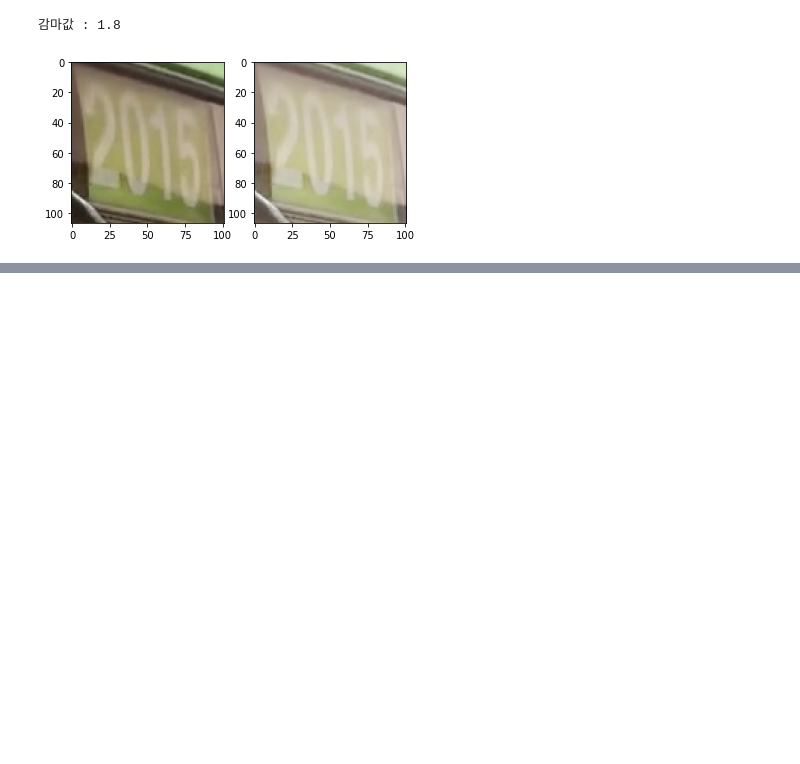
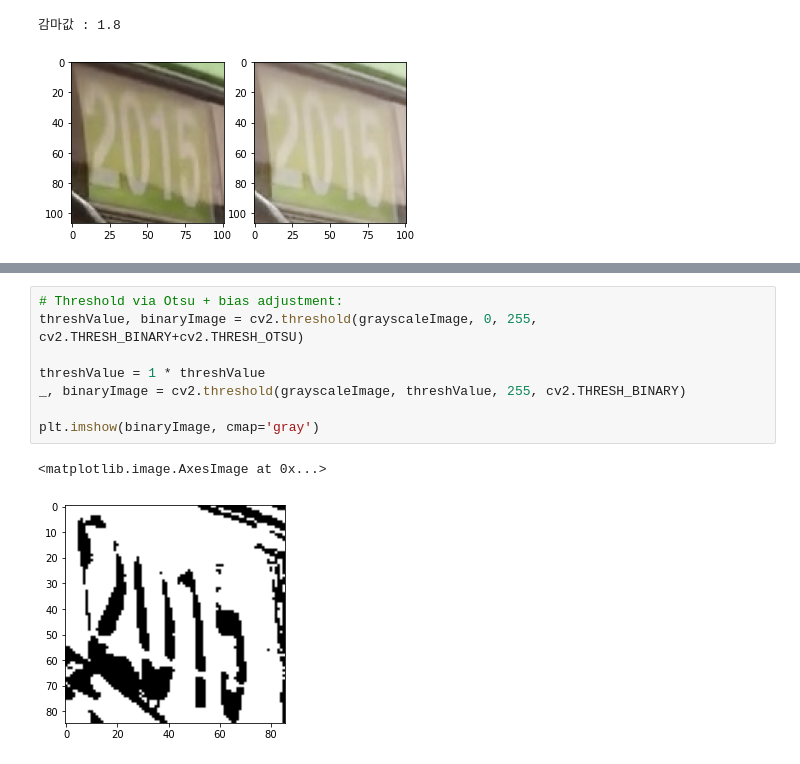
Before and after one commit to Eyes-On/AI, a Jupyter notebook: OCR/Image filter test.ipynb, the cells around one changed output, grey strips where cells are left out. Saved outputs shown, nothing was run; the diff lists cells and outputs as text; blank space fills up the shorter version.

```diff
--- a/OCR/Image filter test.ipynb
+++ b/OCR/Image filter test.ipynb
@@ -483,0 +531,11 @@ plt.show()
+# %%
+# Threshold via Otsu + bias adjustment:
+threshValue, binaryImage = cv2.threshold(grayscaleImage, 0, 255, cv2.THRESH_BINARY+cv2.THRESH_OTSU)
+
+threshValue = 1 * threshValue
+_, binaryImage = cv2.threshold(grayscaleImage, threshValue, 255, cv2.THRESH_BINARY)
+
+plt.imshow(binaryImage, cmap='gray')
+# %% [output]
+<matplotlib.image.AxesImage at 0x...>
+[figure, added]
```
Also changed, not shown: parts of 5 cells of this notebook.
